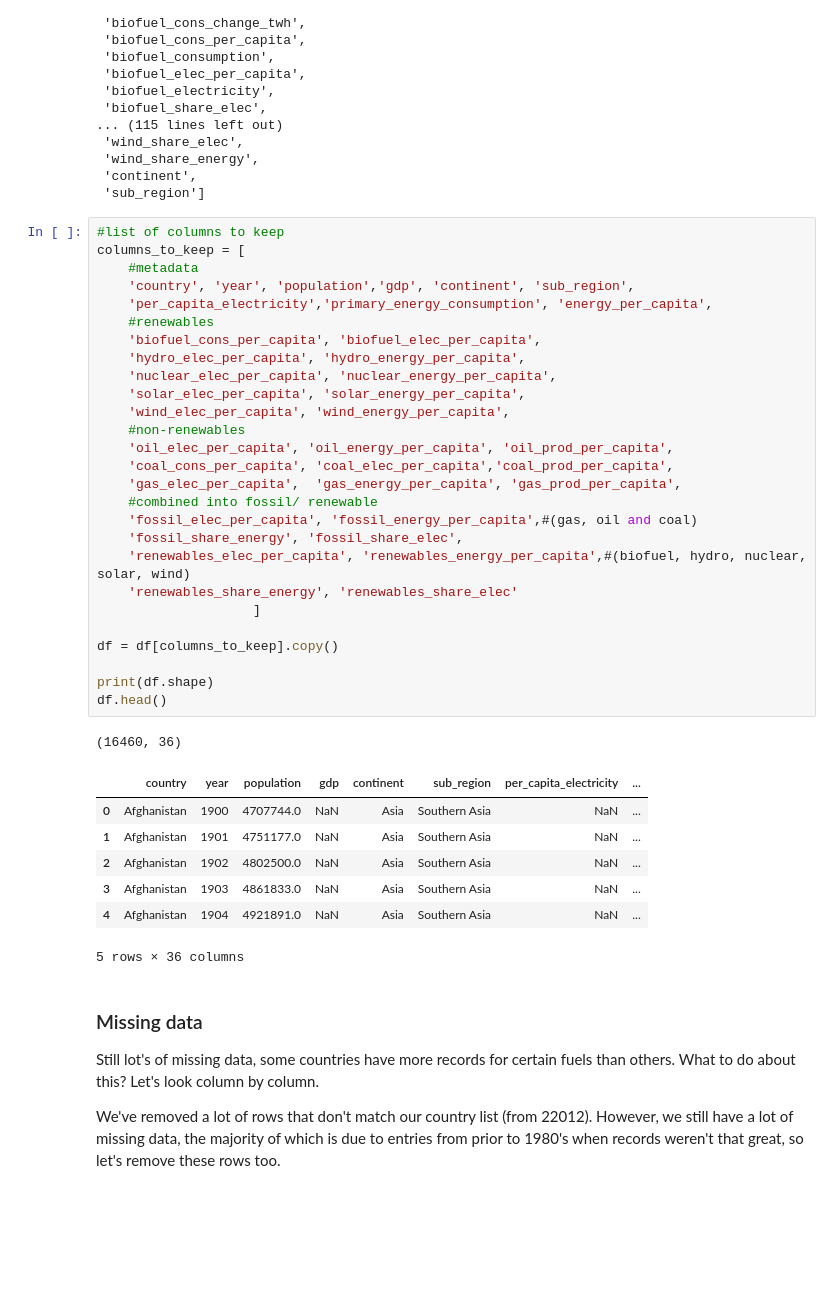
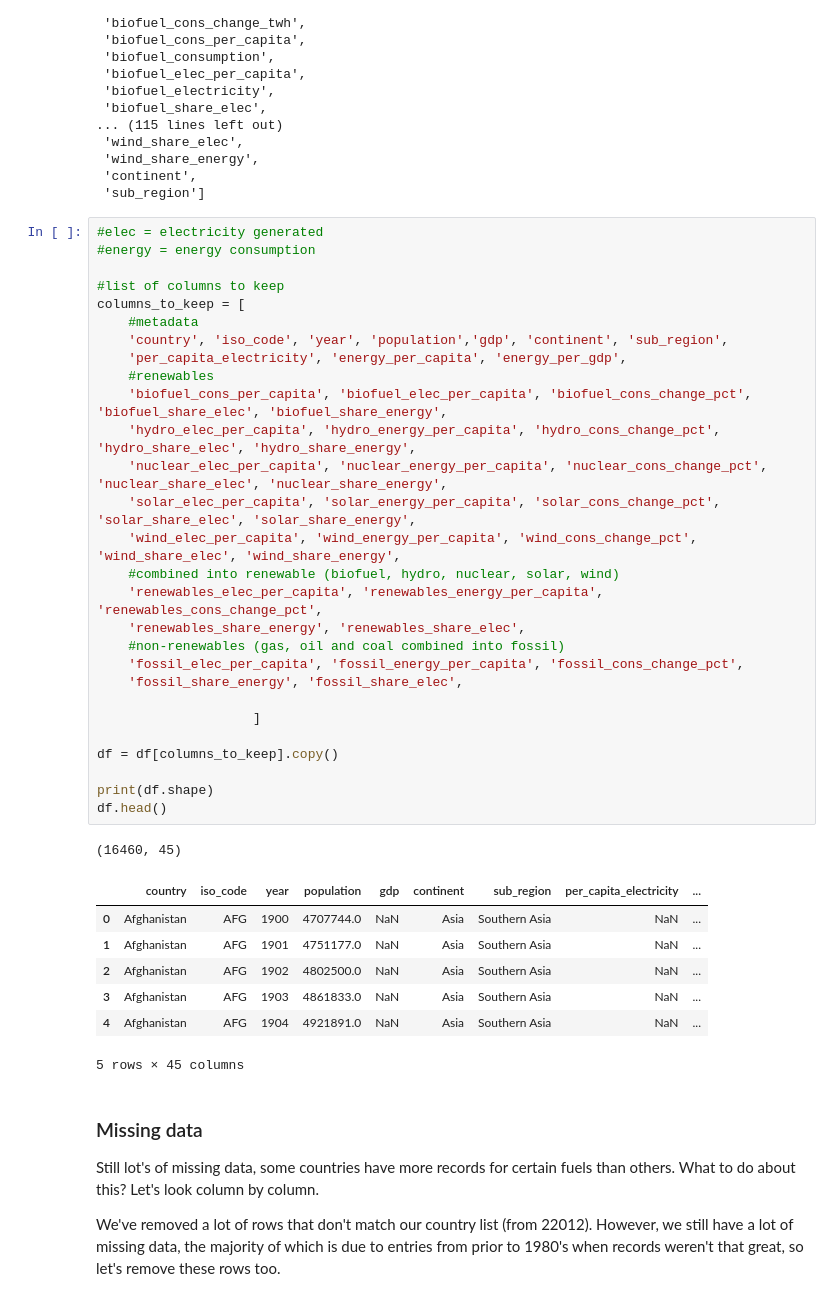
Before and after one commit to KMarsh-code/global-renewable-energy-analysis, a Jupyter notebook: jupyter_notebooks/1_renewable_energy_data_cleaning_eda.ipynb, the cells around one changed output. Saved outputs shown, nothing was run; the diff lists cells and outputs as text; blank space fills up the shorter version.

```diff
--- a/jupyter_notebooks/1_renewable_energy_data_cleaning_eda.ipynb
+++ b/jupyter_notebooks/1_renewable_energy_data_cleaning_eda.ipynb
@@ -369,41 +375,42 @@ Total columns: 131
  'continent',
  'sub_region']
 # %%
+#elec = electricity generated
+#energy = energy consumption
+
 #list of columns to keep
 columns_to_keep = [
     #metadata
-    'country', 'year', 'population','gdp', 'continent', 'sub_region',
-    'per_capita_electricity','primary_energy_consumption', 'energy_per_capita',
+    'country', 'iso_code', 'year', 'population','gdp', 'continent', 'sub_region',
+    'per_capita_electricity', 'energy_per_capita', 'energy_per_gdp',
     #renewables
-    'biofuel_cons_per_capita', 'biofuel_elec_per_capita',
-    'hydro_elec_per_capita', 'hydro_energy_per_capita',
-    'nuclear_elec_per_capita', 'nuclear_energy_per_capita',
-    'solar_elec_per_capita', 'solar_energy_per_capita',
-    'wind_elec_per_capita', 'wind_energy_per_capita',
-    #non-renewables
-    'oil_elec_per_capita', 'oil_energy_per_capita', 'oil_prod_per_capita',
-    'coal_cons_per_capita', 'coal_elec_per_capita','coal_prod_per_capita',
-    'gas_elec_per_capita',  'gas_energy_per_capita', 'gas_prod_per_capita',
-    #combined into fossil/ renewable
-    'fossil_elec_per_capita', 'fossil_energy_per_capita',#(gas, oil and coal)
+    'biofuel_cons_per_capita', 'biofuel_elec_per_capita', 'biofuel_cons_change_pct', 'biofuel_share_elec', 'biofuel_share_energy',
+    'hydro_elec_per_capita', 'hydro_energy_per_capita', 'hydro_cons_change_pct', 'hydro_share_elec', 'hydro_share_energy',
+    'nuclear_elec_per_capita', 'nuclear_energy_per_capita', 'nuclear_cons_change_pct', 'nuclear_share_elec', 'nuclear_share_energy',
+    'solar_elec_per_capita', 'solar_energy_per_capita', 'solar_cons_change_pct', 'solar_share_elec', 'solar_share_energy',
+    'wind_elec_per_capita', 'wind_energy_per_capita', 'wind_cons_change_pct', 'wind_share_elec', 'wind_share_energy',
+    #combined into renewable (biofuel, hydro, nuclear, solar, wind)
+    'renewables_elec_per_capita', 'renewables_energy_per_capita', 'renewables_cons_change_pct',
+    'renewables_share_energy', 'renewables_share_elec',
+    #non-renewables (gas, oil and coal combined into fossil)
+    'fossil_elec_per_capita', 'fossil_energy_per_capita', 'fossil_cons_change_pct',
     'fossil_share_energy', 'fossil_share_elec',
-    'renewables_elec_per_capita', 'renewables_energy_per_capita',#(biofuel, hydro, nuclear, solar, wind)
-    'renewables_share_energy', 'renewables_share_elec'
+
                     ]
 
 df = df[columns_to_keep].copy()
 
 print(df.shape)
 df.head()
 # %% [output]
-(16460, 36)
+(16460, 45)
-|  | country | year | population | gdp | continent | sub_region | per_capita_electricity | ... |
-| 0 | Afghanistan | 1900 | 4707744.0 | NaN | Asia | Southern Asia | NaN | ... |
-| 1 | Afghanistan | 1901 | 4751177.0 | NaN | Asia | Southern Asia | NaN | ... |
-| 2 | Afghanistan | 1902 | 4802500.0 | NaN | Asia | Southern Asia | NaN | ... |
-| 3 | Afghanistan | 1903 | 4861833.0 | NaN | Asia | Southern Asia | NaN | ... |
-| 4 | Afghanistan | 1904 | 4921891.0 | NaN | Asia | Southern Asia | NaN | ... |
+|  | country | iso_code | year | population | gdp | continent | sub_region | per_capita_electricity | ... |
+| 0 | Afghanistan | AFG | 1900 | 4707744.0 | NaN | Asia | Southern Asia | NaN | ... |
+| 1 | Afghanistan | AFG | 1901 | 4751177.0 | NaN | Asia | Southern Asia | NaN | ... |
+| 2 | Afghanistan | AFG | 1902 | 4802500.0 | NaN | Asia | Southern Asia | NaN | ... |
+| 3 | Afghanistan | AFG | 1903 | 4861833.0 | NaN | Asia | Southern Asia | NaN | ... |
+| 4 | Afghanistan | AFG | 1904 | 4921891.0 | NaN | Asia | Southern Asia | NaN | ... |
-5 rows × 36 columns
+5 rows × 45 columns
 # %% [markdown]
 ### Missing data
 
```
Also changed, not shown: parts of 16 cells of this notebook, 1 other file.
